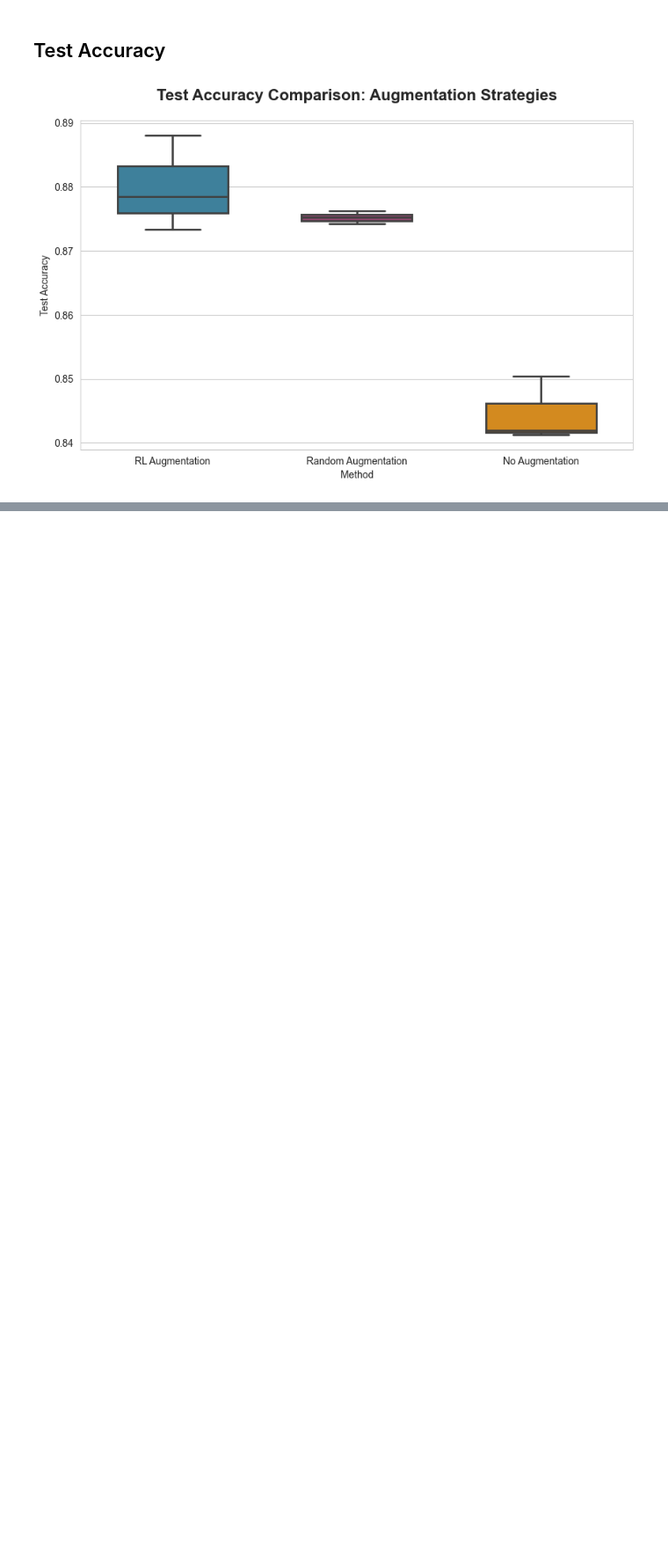
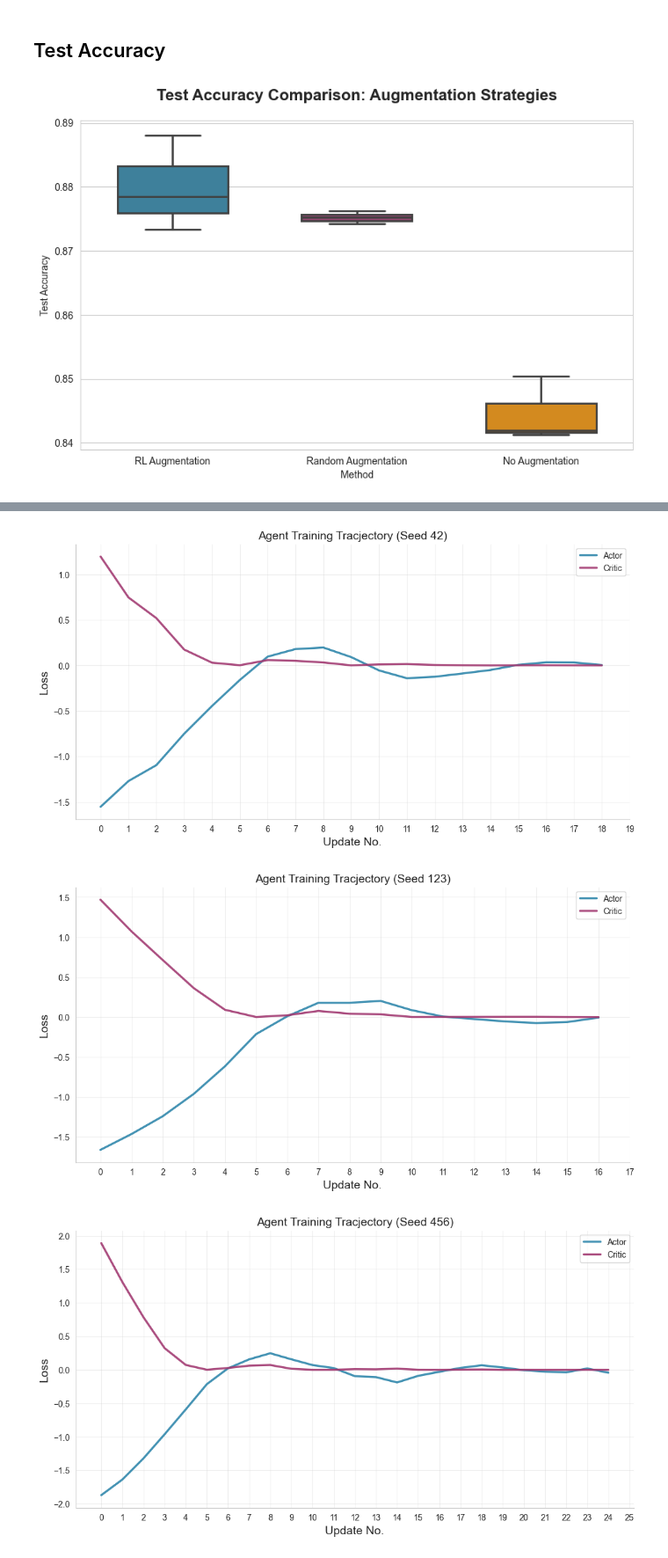
Before and after one commit to LiebenHaider/RLExam, a Jupyter notebook: src/Plots.ipynb, the cells around one changed output, grey strips where cells are left out. Shown at 88% size. Saved outputs shown, nothing was run; the diff lists cells and outputs as text; code cells hidden in the pictures; blank space fills up the shorter version.

Commit message:
Add reward function with entropy

```diff
--- a/src/Plots.ipynb
+++ b/src/Plots.ipynb
@@ -221,0 +227,31 @@ plt.show()
+# %%
+agentmetrics = []
+test_metrics = []
+
+for seed in SEEDS:
+    TESTMETRICS_FILENAME = f"data/metrics/final_testmetrics_seednr_{seed}_entropyreward_0.2.csv"
+    AGENTPOLICIES_FILENAME = f"data/metrics/agent_policies_seednr_{seed}_entropyreward_0.2.csv"
+
+    agentmetrics.append(pd.read_csv(AGENTPOLICIES_FILENAME))
+    test_metrics.append(pd.read_csv(TESTMETRICS_FILENAME))
+# %%
+for i, losses in enumerate(agentmetrics):
+    actor_loss = losses['actor']
+    critic_loss = losses['critic']
+    plt.figure(figsize=(12, 6))
+    plt.plot(actor_loss, color='#2E86AB', linewidth=2.5, alpha=0.9, label='Actor')
+    plt.plot(critic_loss, color='#A23B72', linewidth=2.5, alpha=0.9, label='Critic')
+    plt.xlabel("Update No.", fontsize=14)
+    plt.xticks(np.arange(0, len(actor_loss)/6))
+    plt.ylabel("Loss", fontsize=14)
+    plt.title(f"Agent Training Tracjectory (Seed {SEEDS[i]})", fontsize=14)
+    plt.legend()
+    plt.grid(True, alpha=0.3)
+    ax = plt.gca()
+    ax.spines['top'].set_visible(False)
+    ax.spines['right'].set_visible(False)
+    plt.show()
+# %% [output]
+[figure, added]
+[figure, added]
+[figure, added]
```
Also changed, not shown: parts of 7 cells of this notebook, 4 other files.
